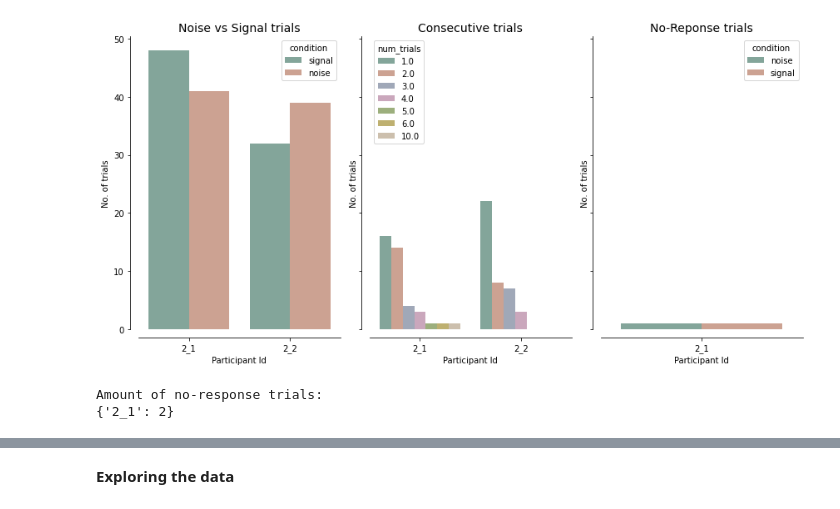
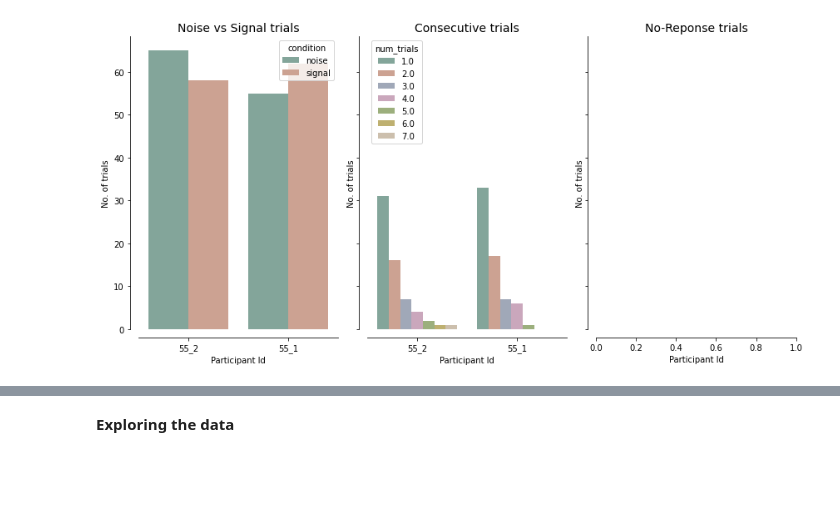
Before and after one commit to 104H/dyadicdecisionmaking, a Jupyter notebook: dataanalysis/preprocessing.ipynb, the cells around one changed output, grey strips where cells are left out. Drawn from its saved outputs; the diff is of its cells as text; code cells hidden in the pictures; blank space fills up the shorter version.

```diff
--- a/dataanalysis/preprocessing.ipynb
+++ b/dataanalysis/preprocessing.ipynb
@@ -13,11 +14,11 @@ sns.set_palette("Set2", desat=0.5)
 Fetch data from git
 """
 
-datasrc = 'https://raw.githubusercontent.com/104H/dyadicdecisionmaking/gaussian-annulus/experiment_files/data/DDM_pair2_2021_Jun_19_1758.csv'
+datasrc = 'https://raw.githubusercontent.com/104H/dyadicdecisionmaking/main/data/DDM_pair55_2021_Sep_14_1905.csv'
 samples_df = pd.read_csv(datasrc)
 
 """
 Key params
 """
-block_repeat = 1
-trials_per_block = 80
+block_repeat = samples_df['block'].max() - 1
+trials_per_block = samples_df['trial'].max() + 1
@@ -26,20 +24,0 @@ trials_per_block = 80
-# %%
-"""
-Remove columns that are not needed
-"""
-samples_df.drop(
-    columns=['.thisRepN', '.thisTrialN', '.thisN', '.thisIndex', 'Unnamed: 13'],
-    inplace=True
-)
-
-"""
-Determine correct responses and create a column to store correctness
-"""
-conditions = [
-    (samples_df['condition'] == 'signal') & (samples_df['response'] == 'yes'),
-    (samples_df['condition'] == 'signal') & (samples_df['response'] == 'no'),
-    (samples_df['condition'] == 'noise')  & (samples_df['response'] == 'yes'),
-    (samples_df['condition'] == 'noise')  & (samples_df['response'] == 'no')
-]
-values = [True, False, False, True]
-samples_df['correct_response'] = np.select(conditions, values).astype('bool')
@@ -148,61 +229,40 @@ tmpdf = experiment_data[['subject_id','prev_trial','totalTrials']]
 tmpdf = tmpdf[(tmpdf['prev_trial']=='partner') | (tmpdf['totalTrials']%trials_per_block ==0) | (tmpdf['totalTrials']%trials_per_block ==1)]
 tmpdf.sort_values(['totalTrials'])
 tmpdf['num_trials'] = tmpdf['totalTrials'].shift(periods=-1) - tmpdf['totalTrials']
+
 #when the next datapoint is another pair then the num_trials is negative. At end of the DF it is NaN.
 #when prev trial is own, add one to num trial of prevous row and drop the records
 #when prev trial is partner, make num trial to 1 and keep the record
 index1 = tmpdf[((tmpdf['num_trials'] < 0 )|(tmpdf['num_trials'].isna()))&(tmpdf['prev_trial'] == 'own' )].index
 index2 = tmpdf[((tmpdf['num_trials'] < 0 )|(tmpdf['num_trials'].isna()))&(tmpdf['prev_trial'] == 'partner' )].index
 tmpdf.loc[index1 -1,'num_trials'] += 1
 tmpdf.loc[index2,'num_trials'] = 1
 tmpdf.drop(index=index1,inplace=True)
 tmpdf.drop(['prev_trial','totalTrials'],axis=1,inplace=True)
 #print(tmpdf.groupby(['subject_id'])['num_trials'].sum())
 
 #plot the charts now
 fig,ax = plt.subplots(1,3, figsize=(12, 6),sharey=True)
+
 sns.countplot(data=experiment_data, x='subject_id', hue='condition', ax=ax[0])
 ax[0].set_title('Noise vs Signal trials', fontsize=14)
 ax[0].set_xlabel('Participant Id')
 ax[0].set_ylabel('No. of trials')
+
 sns.countplot(data=tmpdf, x='subject_id', hue='num_trials', ax=ax[1])
 ax[1].set_title('Consecutive trials', fontsize=14)
 ax[1].set_xlabel('Participant Id')
 ax[1].set_ylabel('No. of trials')
-sns.countplot(data=experiment_data.query("response=='noresponse'"), x='subject_id', hue='condition', ax=ax[2])
+
+if (len(experiment_data.query("response=='noresponse'"))>0):
+  sns.countplot(data=experiment_data.query("response=='noresponse'"), x='subject_id', hue='condition', ax=ax[2])
+
 ax[2].set_title('No-Reponse trials', fontsize=14)
 ax[2].set_xlabel('Participant Id')
 ax[2].set_ylabel('No. of trials')
+
 sns.despine(offset=10)
 fig.tight_layout()
 plt.show()
 # %% [output]
-[figure, old version]
+[figure, new version]
-# %%
-"""
-Remove no-response trials (this needs to be discussed with A&A!)
-"""
-noresponse_dict = {}
-
-for pair in pairs:
-    subs = experiment_data.query('pair==@pair').subject_id.unique()
-
-    for subject in subs:
-        # create subset of dataframe
-        subset = experiment_data.loc[(experiment_data.pair==pair) & (experiment_data.subject_id==subject)]
-
-        # get indices of no-response trials
-        idx = subset[subset['response'] == 'noresponse'].index
-
-        # add amount of no-response trials to dictionary
-        if len(idx)==0:
-            continue
-        else:
-            noresponse_dict[subject] = len(idx)
-            experiment_data = experiment_data.drop(idx).reset_index(drop=True)
-
-print('Amount of no-response trials:')
-print(noresponse_dict)
-# %% [output]
-Amount of no-response trials:
-{'2_1': 2}
```
Also changed, not shown: parts of 15 cells of this notebook.
